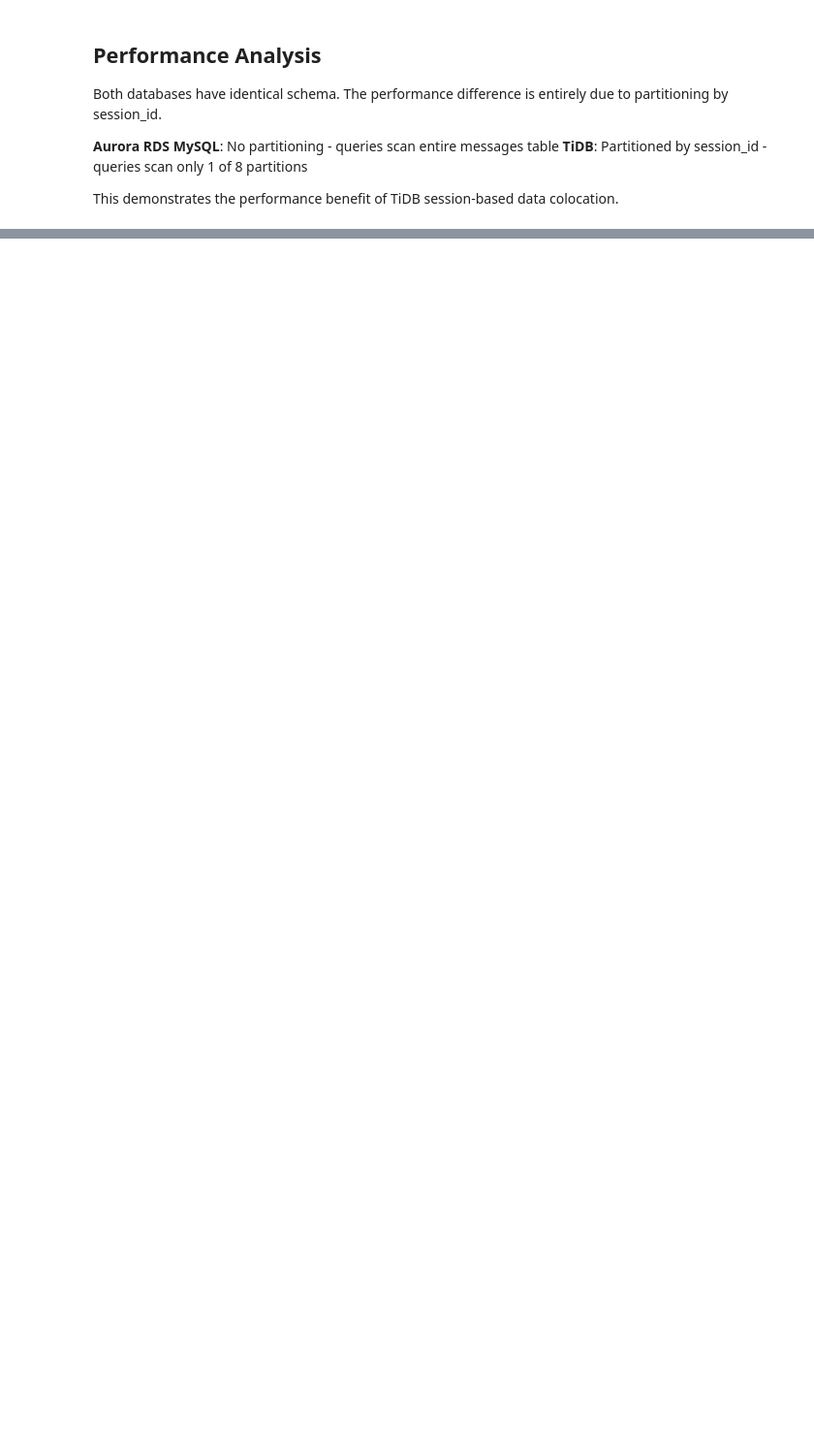
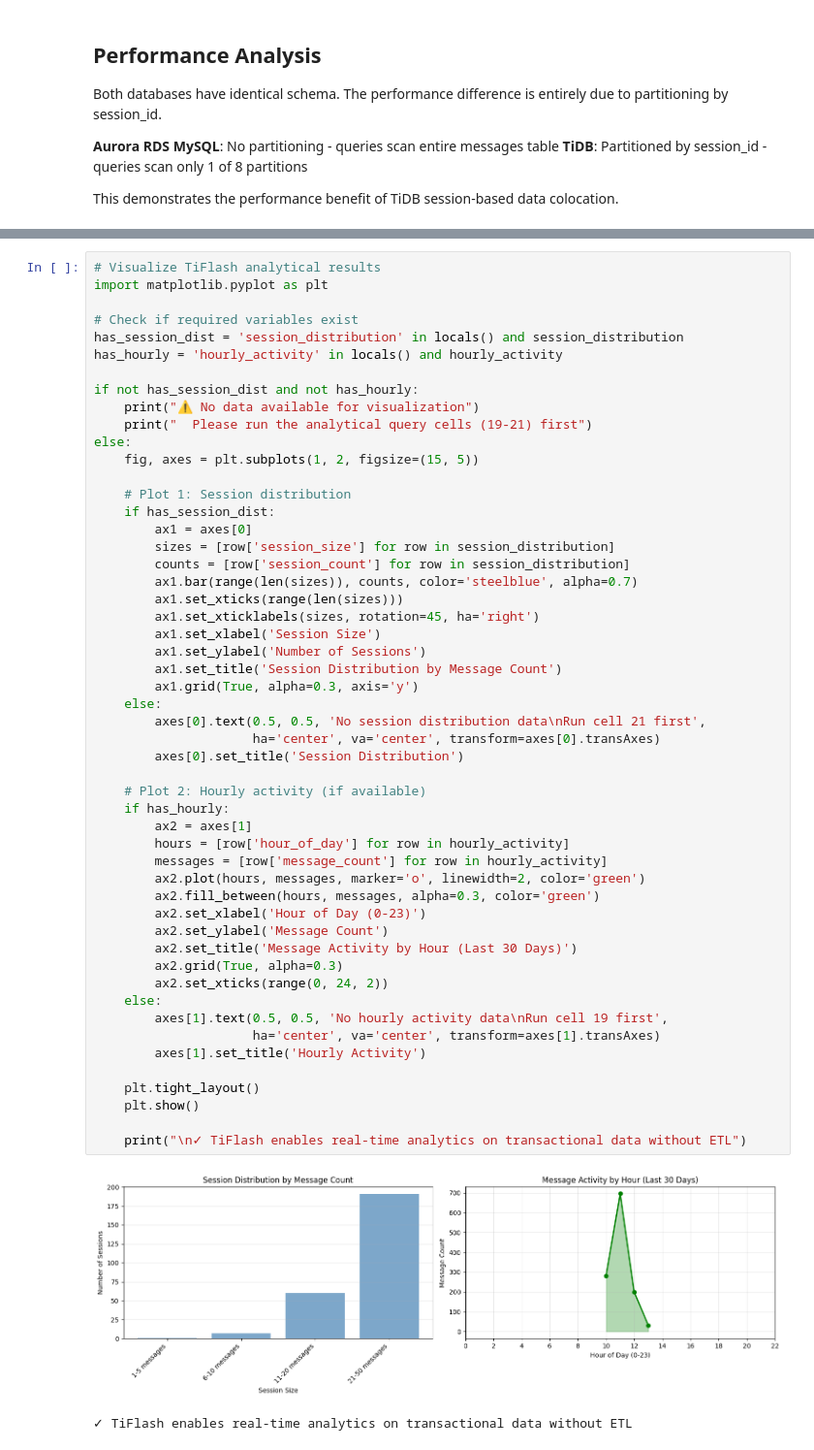
Before and after one commit to pedrocassalpacheco/ai-state-management, a Jupyter notebook: notebooks/retriever.ipynb, the cells around one changed output, grey strips where cells are left out. Shown at 97% size. Drawn from its saved outputs; the diff is of its cells as text; blank space fills up the shorter version.

```diff
--- a/notebooks/retriever.ipynb
+++ b/notebooks/retriever.ipynb
@@ -275,0 +807,55 @@ Visualization shows colocated database is consistently faster for session retrie
+# %%
+# Visualize TiFlash analytical results
+import matplotlib.pyplot as plt
+
+# Check if required variables exist
+has_session_dist = 'session_distribution' in locals() and session_distribution
+has_hourly = 'hourly_activity' in locals() and hourly_activity
+
+if not has_session_dist and not has_hourly:
+    print("⚠ No data available for visualization")
+    print("  Please run the analytical query cells (19-21) first")
+else:
+    fig, axes = plt.subplots(1, 2, figsize=(15, 5))
+
+    # Plot 1: Session distribution
+    if has_session_dist:
+        ax1 = axes[0]
+        sizes = [row['session_size'] for row in session_distribution]
+        counts = [row['session_count'] for row in session_distribution]
+        ax1.bar(range(len(sizes)), counts, color='steelblue', alpha=0.7)
+        ax1.set_xticks(range(len(sizes)))
+        ax1.set_xticklabels(sizes, rotation=45, ha='right')
+        ax1.set_xlabel('Session Size')
+        ax1.set_ylabel('Number of Sessions')
+        ax1.set_title('Session Distribution by Message Count')
+        ax1.grid(True, alpha=0.3, axis='y')
+    else:
+        axes[0].text(0.5, 0.5, 'No session distribution data\nRun cell 21 first',
+                     ha='center', va='center', transform=axes[0].transAxes)
+        axes[0].set_title('Session Distribution')
+
+    # Plot 2: Hourly activity (if available)
+    if has_hourly:
+        ax2 = axes[1]
+        hours = [row['hour_of_day'] for row in hourly_activity]
+        messages = [row['message_count'] for row in hourly_activity]
+        ax2.plot(hours, messages, marker='o', linewidth=2, color='green')
+        ax2.fill_between(hours, messages, alpha=0.3, color='green')
+        ax2.set_xlabel('Hour of Day (0-23)')
+        ax2.set_ylabel('Message Count')
+        ax2.set_title('Message Activity by Hour (Last 30 Days)')
+        ax2.grid(True, alpha=0.3)
+        ax2.set_xticks(range(0, 24, 2))
+    else:
+        axes[1].text(0.5, 0.5, 'No hourly activity data\nRun cell 19 first',
+                     ha='center', va='center', transform=axes[1].transAxes)
+        axes[1].set_title('Hourly Activity')
+
+    plt.tight_layout()
+    plt.show()
+
+    print("\n✓ TiFlash enables real-time analytics on transactional data without ETL")
+# %% [output]
+[figure, added]
+✓ TiFlash enables real-time analytics on transactional data without ETL
```
Also changed, not shown: parts of 22 cells of this notebook, 16 other files.
